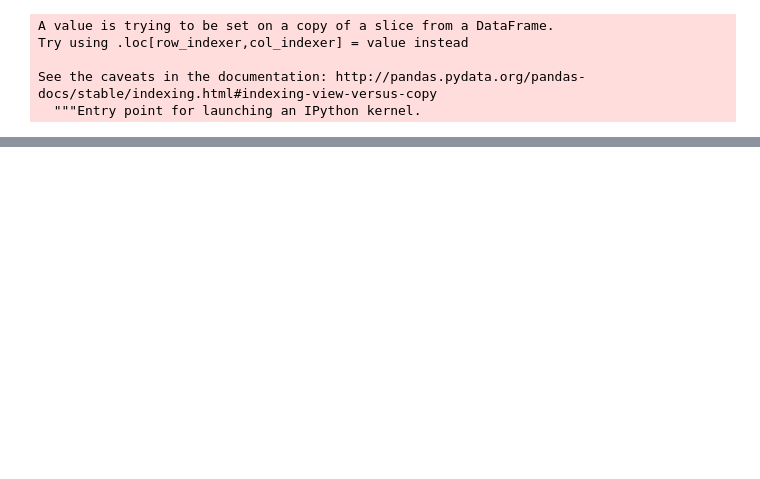
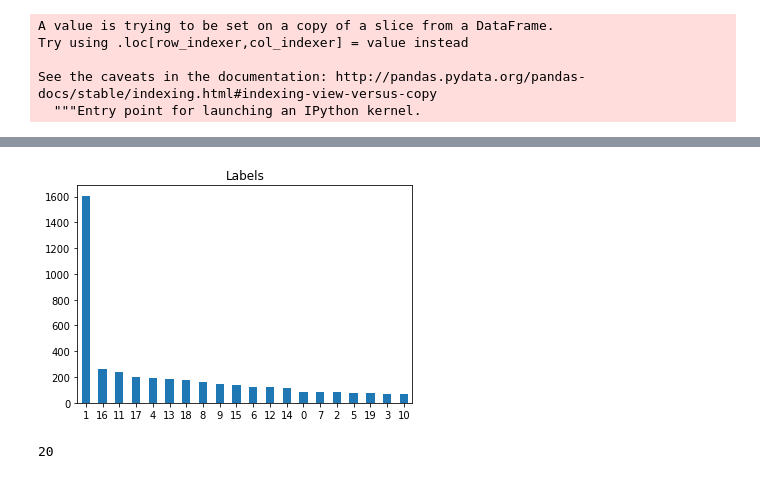
Before and after one commit to federikovi/WI4231-MathematicalDataScience, a Jupyter notebook: 02_K-Means_Trump.ipynb, the cells around one changed output, grey strips where cells are left out. Saved outputs shown, nothing was run; the diff lists cells and outputs as text; code cells hidden in the pictures; blank space fills up the shorter version.

```diff
--- a/02_K-Means_Trump.ipynb
+++ b/02_K-Means_Trump.ipynb
@@ -137,0 +177,8 @@ Join us Saturday night- for the South Carolina Primary Watch Party!
+# %%
+kmeans = KMeans(n_clusters = 20)
+kmeans.fit(X)
+hist, bins = np.histogram(kmeans.labels_, bins=range(0, len(set(kmeans.labels_)) + 1))
+print ('centers', kmeans.cluster_centers_)
+print ('labels', dict(zip(bins, hist)))
+print ('sse', kmeans.inertia_)
+print ('silhouette', silhouette_score(X, kmeans.labels_))
@@ -137,0 +196,8 @@ Join us Saturday night- for the South Carolina Primary Watch Party!
+# %%
+kmeans = KMeans(n_clusters = 12)
+kmeans.fit(X)
+hist, bins = np.histogram(kmeans.labels_, bins=range(0, len(set(kmeans.labels_)) + 1))
+print ('centers', kmeans.cluster_centers_)
+print ('labels', dict(zip(bins, hist)))
+print ('sse', kmeans.inertia_)
+print ('silhouette', silhouette_score(X, kmeans.labels_))
@@ -137,0 +224,6 @@ Join us Saturday night- for the South Carolina Primary Watch Party!
+# %%
+data_scrub_temp = pd.read_csv('preprocess.csv',
+                              encoding ='ISO-8859-1')
+data_scrub_temp = data_scrub_temp.dropna()
+data_scrub_temp['label_kmeans'] = kmeans.labels_
+data_scrub_temp.head()
@@ -137,0 +237,10 @@ Join us Saturday night- for the South Carolina Primary Watch Party!
+# %%
+data_scrub_temp['label_kmeans'].value_counts().plot(kind='bar', title='Labels')
+plt.xticks(rotation=0)
+plt.show()
+# %% [output]
+[figure, added]
+# %%
+len(kmeans.cluster_centers_)
+# %% [output]
+20
```
Also changed, not shown: parts of 25 cells of this notebook.
